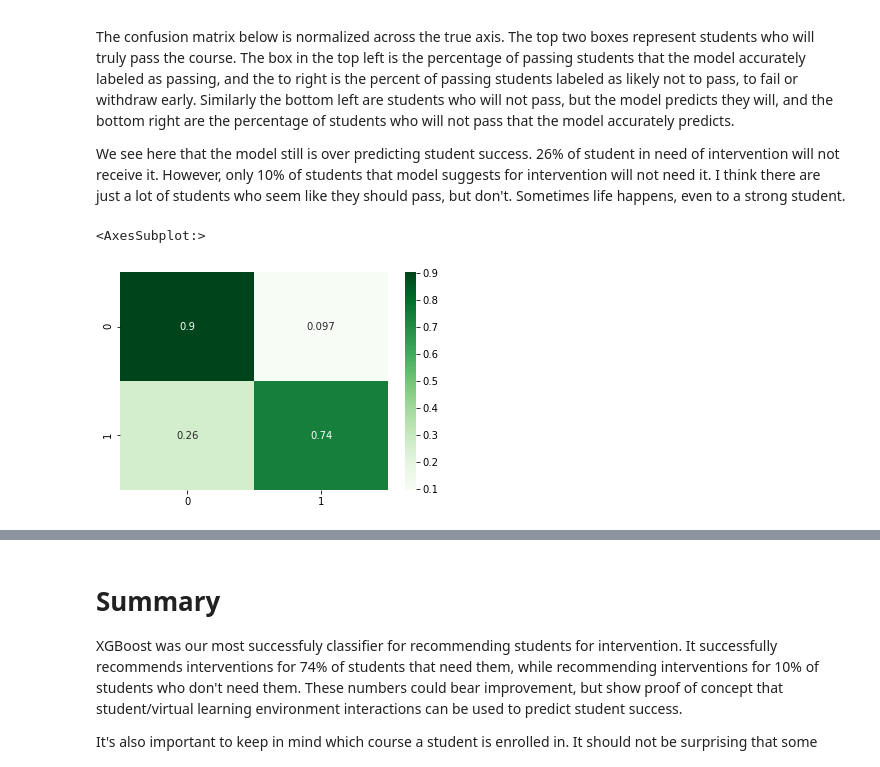
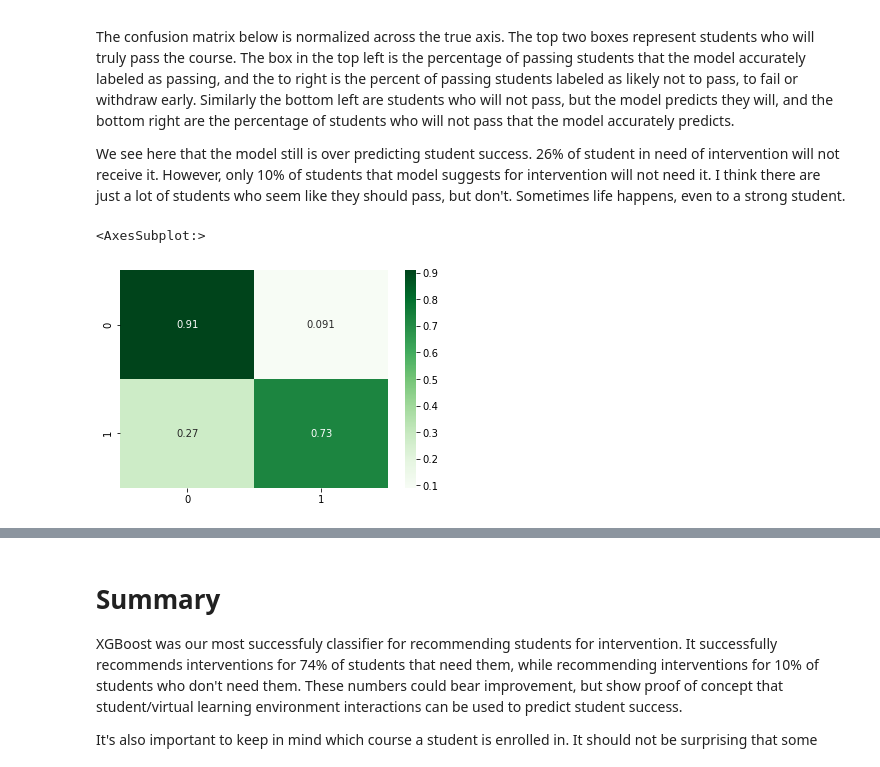
Before and after one commit to Caellwyn/ou_student_predictions, a Jupyter notebook: notebooks/shallow_timeseries_models_smoting.ipynb, the cells around one changed output, grey strips where cells are left out. Cells and saved outputs as stored; diff of their text form; code cells hidden in the pictures.

Commit message:
predict on test set in smote time sereies notbook

```diff
--- a/notebooks/shallow_timeseries_models_smoting.ipynb
+++ b/notebooks/shallow_timeseries_models_smoting.ipynb
@@ -325,2 +309,9 @@ Name: features, dtype: object
 # %%
-clf=XGBmodel
+try:
+    clf=XGBmodel
+    print('Loading model from memory')
+except:
+    clf=pickle.load(open('time_series_xgb_best_smote.pkl', 'rb'))
+    print('Loading model from storage')
+
+clf.fit(X_train, y_train)
@@ -391,12 +334,14 @@ The confusion matrix below is normalized across the true axis.  The top two boxe
 
 We see here that the model still is over predicting student success.  26% of student in need of intervention will not receive it.  However, only 10% of students that model suggests for intervention will not need it.  I think there are just a lot of students who seem like they should pass, but don't.  Sometimes life happens, even to a strong student.
 # %%
-yhat = pd.Series(y_score)
-best_thresh = thresh_accuracy.index[0]
+
+y_score = clf.predict_proba(X_test)[:,1]
+
+yhat = pd.Series(np.round_(y_score))
 yhat = yhat.apply(lambda x: 1 if x >= best_thresh else 0)
 
-confusion  = confusion_matrix(y_val, yhat, normalize='true')
+confusion  = confusion_matrix(y_test, yhat, normalize='true')
 heatmap(confusion, annot=True, cmap='Greens')
 # %% [output]
 <AxesSubplot:>
-[figure, old version]
+[figure, new version]
```
Also changed, not shown: parts of 17 cells of this notebook, 1 other file.
